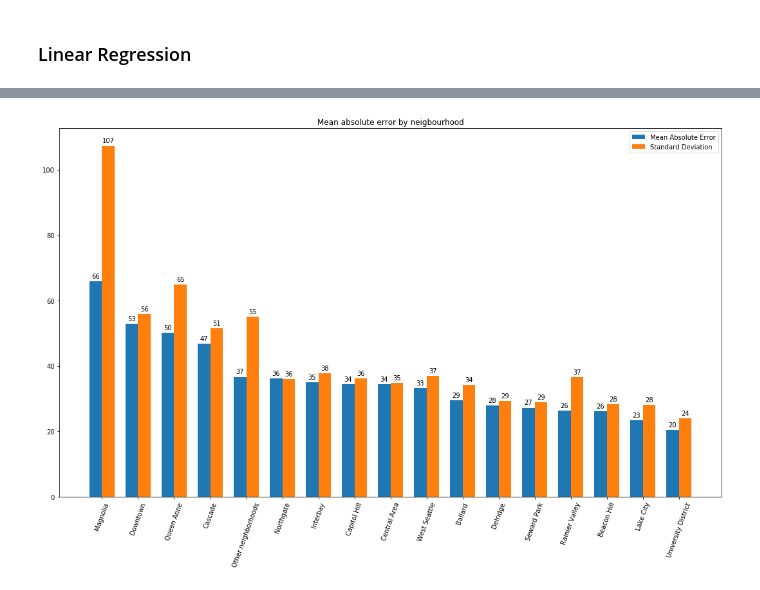
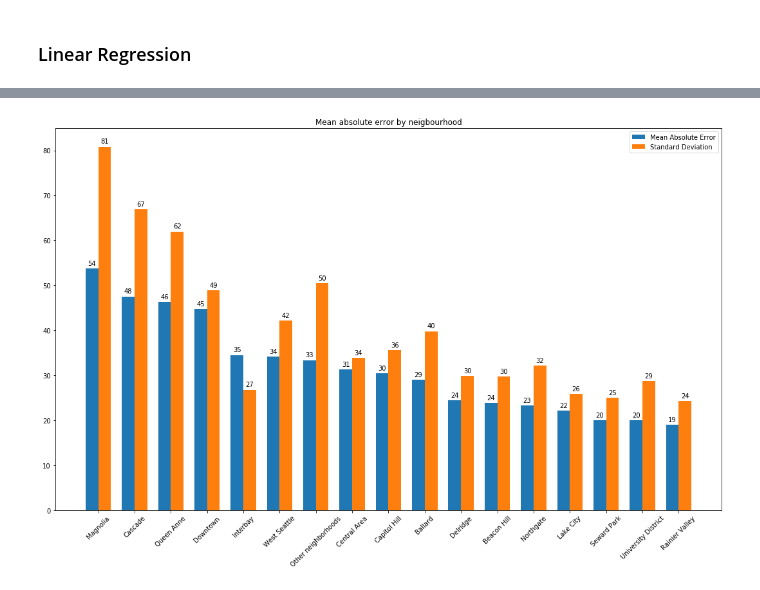
Before and after one commit to rubengura/SeattleAirBnBAnalysis, a Jupyter notebook: Udacity Data Science Nanodegree P1T2.ipynb, the cells around one changed output, grey strips where cells are left out. Saved outputs shown, nothing was run; the diff lists cells and outputs as text; code cells hidden in the pictures.

Commit message:
notebook finished. Added all the steps in the preprocessing. Organized notebook by parts (EDA, Visualization, Modelling and error exploration). Added heatmap and correlation matrices.

```diff
--- a/Udacity Data Science Nanodegree P1T2.ipynb
+++ b/Udacity Data Science Nanodegree P1T2.ipynb
@@ -251,17 +383,18 @@ df[['month', 'day']] = df[['month', 'day']].astype('object')
 # %%
-X = df.iloc[:, 5:]
+X = df[['month_name', 'is_holiday', 'weekday', 'neighbourhood_group_cleansed', 'property_type', 'room_type',
+       'accommodates', 'bathrooms', 'bedrooms', 'beds', 'bed_type']]
 Y = df['price']
 
 ohe = OneHotEncoder()
-X = ohe.fit_transform(X)
+X_encoded = ohe.fit_transform(X)
 
-X_train, X_test, Y_train, Y_test = train_test_split(X, Y, test_size=0.2)
+X_train, X_test, Y_train, Y_test = train_test_split(X_encoded, Y, test_size=0.2)
 # %% [markdown]
 ### Linear Regression
 # %%
-lm = LinearRegression()
+lm = LinearRegression(normalize=True)
 lm.fit(X_train, Y_train)
-Y_pred = lm.predict(X_test)
-print(r2_score(Y_test, Y_pred))
-print(np.sqrt(mean_squared_error(Y_test, Y_pred)))
+Y_pred_lm = lm.predict(X_test)
+print(r2_score(Y_test, Y_pred_lm))
+print(np.sqrt(mean_squared_error(Y_test, Y_pred_lm)))
 # %% [output]
@@ -269,0 +405,6 @@ print(np.sqrt(mean_squared_error(Y_test, Y_pred)))
+# %%
+rf = RandomForestRegressor(n_estimators=100, max_depth=20, min_samples_split=200, min_samples_leaf=500)
+rf.fit(X_train, Y_train)
+Y_pred = rf.predict(X_test)
+print(r2_score(Y_test, Y_pred))
+print(np.sqrt(mean_squared_error(Y_test, Y_pred)))
@@ -270,5 +430,5 @@ print(np.sqrt(mean_squared_error(Y_test, Y_pred)))
 # %%
-df['predicted_price'] = lm.predict(X)
+df['predicted_price'] = rf.predict(X_encoded)
 df['error'] = df['price'] - df['predicted_price']
 df['abs_error'] = np.abs(df['price'] - df['predicted_price'])
 # %%
@@ -337,32 +497,32 @@ x = np.arange(len(error_statistics_by_neighbourhood))
 width = 0.35
 
 fig, ax = plt.subplots(figsize=(15,10))
 rects1 = ax.bar(x - width/2, error_statistics_by_neighbourhood['mean'], width,
                 label='Mean Absolute Error')
 rects2 = ax.bar(x + width/2, error_statistics_by_neighbourhood['std'], width,
                 label='Standard Deviation')
 
 ax.legend()
 ax.set_xticks(x)
-ax.set_xticklabels(error_statistics_by_neighbourhood.index, rotation=70)
+ax.set_xticklabels(error_statistics_by_neighbourhood.index, rotation=45)
 ax.set_title('Mean absolute error by neigbourhood')
 
 def autolabel(rects):
     """Attach a text label above each bar in *rects*, displaying its height."""
     for rect in rects:
         height = rect.get_height()
         ax.annotate('{}'.format(int(np.around(height))),
                     xy=(rect.get_x() + rect.get_width() / 2, height),
                     xytext=(0, 3),  # 3 points vertical offset
                     textcoords="offset points",
                     ha='center', va='bottom')
 
 
 autolabel(rects1)
 autolabel(rects2)
 
 fig.tight_layout()
 
 plt.show()
 # %% [output]
-[figure, old version]
+[figure, new version]
```
Also changed, not shown: parts of 49 cells of this notebook.
